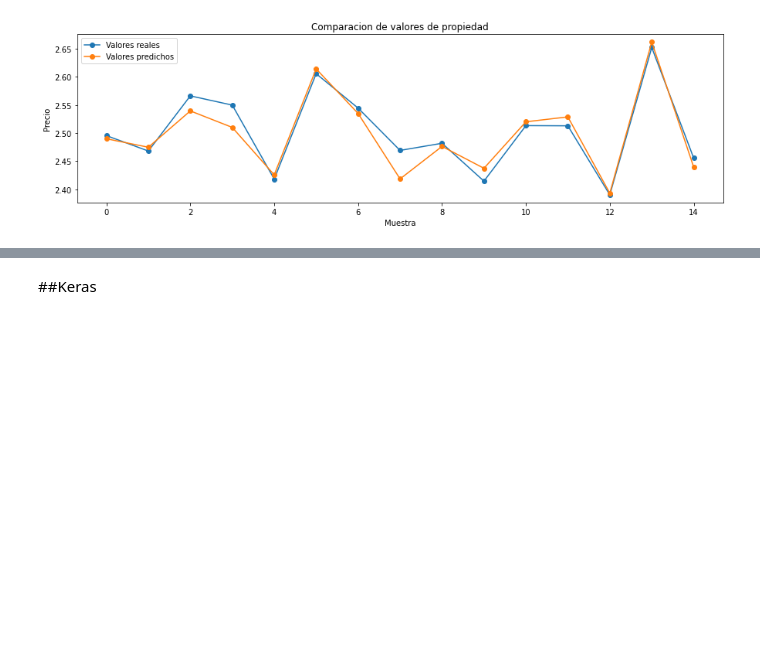
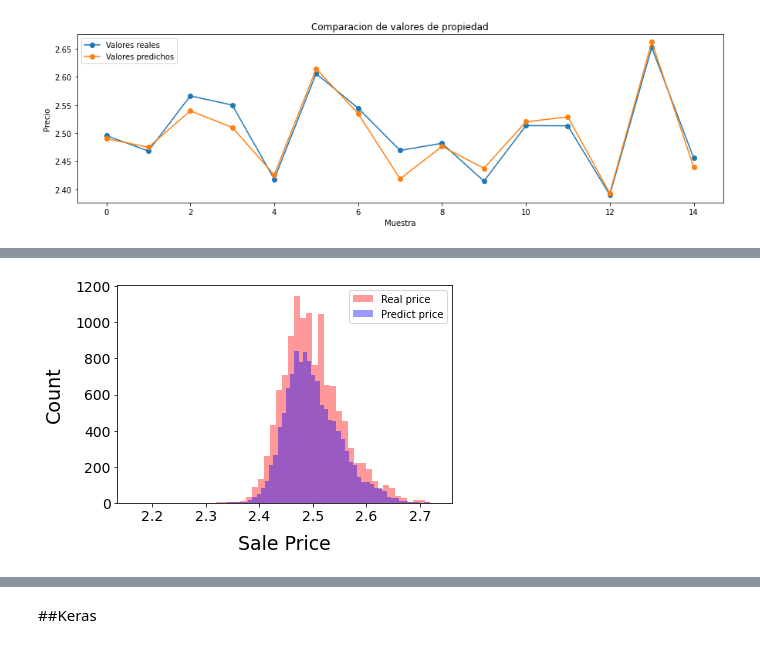
Before and after one commit to nestorjuarezR/Data_Science, a Jupyter notebook: Proyecto_4.ipynb, the cells around one changed output, grey strips where cells are left out. Drawn from its saved outputs; the diff is of its cells as text; code cells hidden in the pictures; blank space fills up the shorter version.

```diff
--- a/Proyecto_4.ipynb
+++ b/Proyecto_4.ipynb
@@ -782,0 +823,4 @@ get_random_sample(mlpr, 15)
+# %%
+graficos_prediccion(model)
+# %% [output]
+[figure, added]
```
Also changed, not shown: parts of 34 cells of this notebook.
